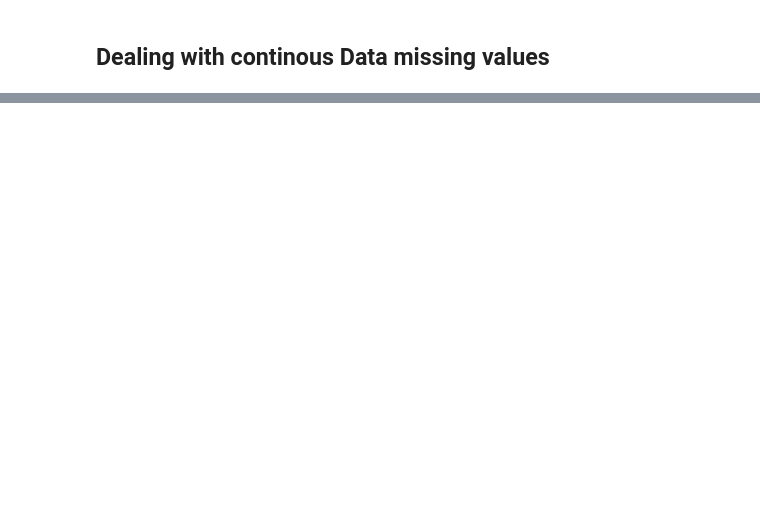
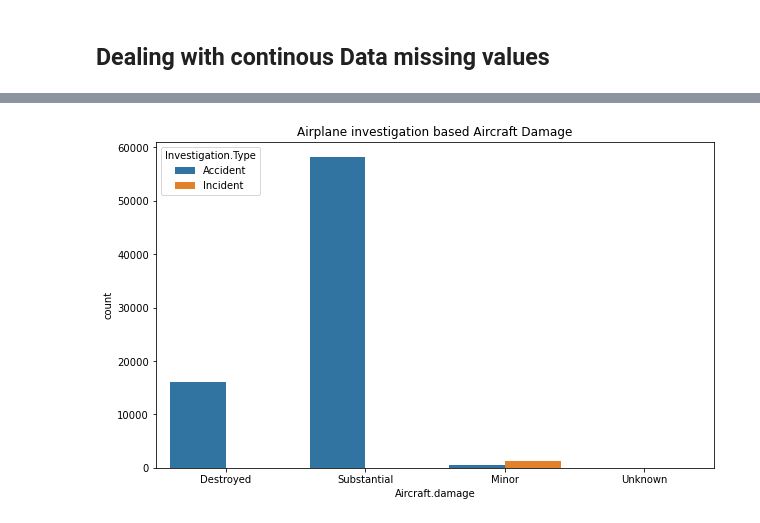
Before and after one commit to BATULI02/dsc-phase-1-project-v3, a Jupyter notebook: student.ipynb, the cells around one changed output, grey strips where cells are left out. Cells and saved outputs as stored; diff of their text form; code cells hidden in the pictures; blank space fills up the shorter version.

```diff
--- a/student.ipynb
+++ b/student.ipynb
@@ -245,0 +275,7 @@ dtype: int64
+# %%
+plt.figure(figsize = (10, 6))
+sns.countplot(data = df, x = 'Aircraft.damage', hue = 'Investigation.Type')
+plt.title('Airplane investigation based Aircraft Damage')
+plt.show()
+# %% [output]
+[figure, added]
```
Also changed, not shown: parts of 15 cells of this notebook, 1 other file.
